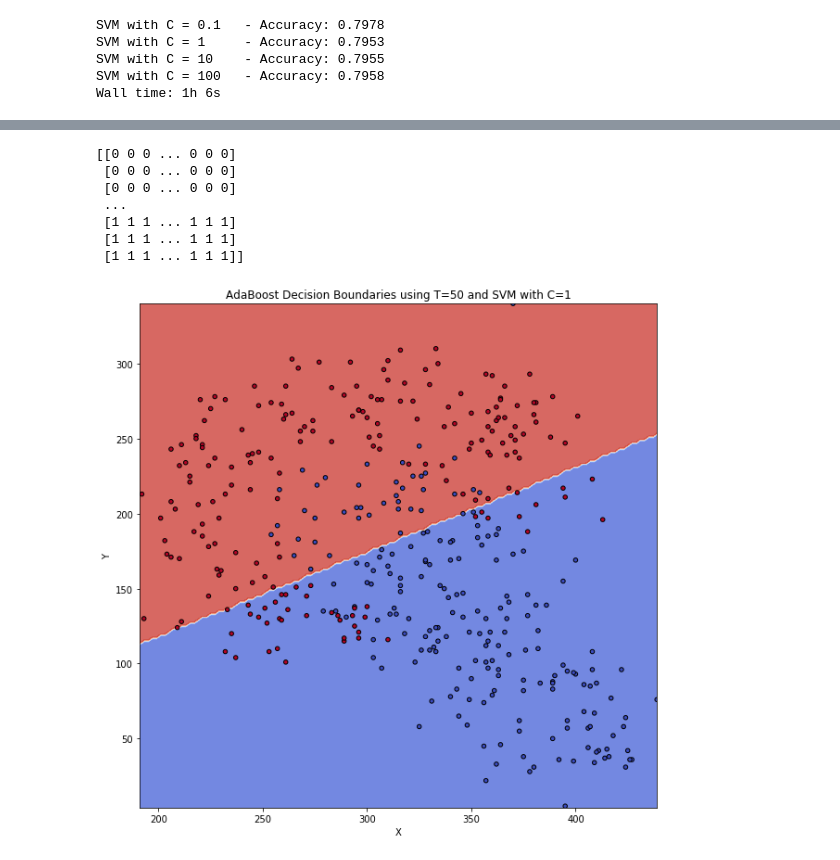
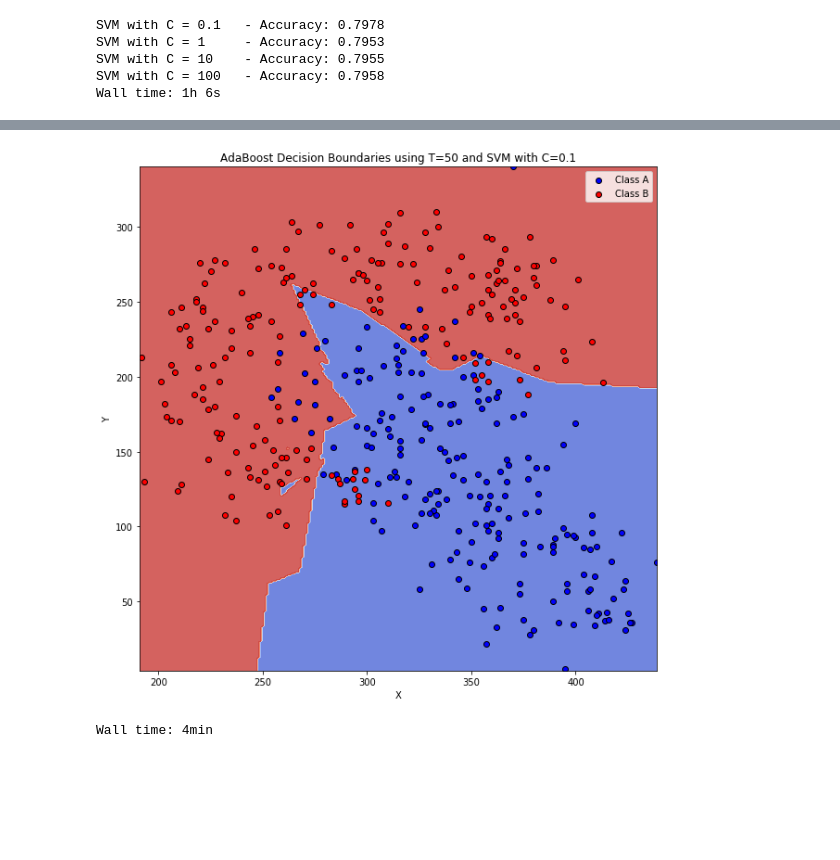
Before and after one commit to sujan-sube/pattern-recognition-asgmt, a Jupyter notebook: assignment-3/assignment-3.ipynb, the cells around one changed output, grey strips where cells are left out. Saved outputs shown, nothing was run; the diff lists cells and outputs as text; code cells hidden in the pictures; blank space fills up the shorter version.

```diff
--- a/assignment-3/assignment-3.ipynb
+++ b/assignment-3/assignment-3.ipynb
@@ -308,11 +317,3 @@ def predictClass(clfs, x):
-# %%
-# debug
-c = 0.1
-T = 50
-base_clf = SVC(C=c, kernel='linear')
-adaboost_clf = AdaBoost(base_clf, T=T)
-adaboost_clf.fit(X, Y)
-crossvalidation(adaboost_clf, X, Y, iters=1)
 # %%
 # part 4
 
@@ -361,12 +362,13 @@ Wall time: 9min 16s
 # part 5
 
 # create a meshgrid of points for plotting
-def make_meshgrid(x, y, h=2):
+def make_meshgrid(x, y, h=1):
     x_min, x_max = x.min() - 1, x.max() + 1
     y_min, y_max = y.min() - 1, y.max() + 1
     xx, yy = np.meshgrid(np.arange(x_min, x_max, h),
                          np.arange(y_min, y_max, h))
-    return xx, yy
+    xx_lin = np.linspace(x_min, x_max)
+    return xx, yy, xx_lin
 
 # plot the decision boundaries for the classifier
 def plot_contours(ax, clf, xx, yy, **params):
@@ -374,35 +376,45 @@ def plot_contours(ax, clf, xx, yy, **params):
     Z = Z.reshape(xx.shape)
     out = ax.contourf(xx, yy, Z, **params)
     return out
+
+# plot SVM margins
+def plot_svm_margins(ax, coefs, intercept, xx_lin):
+    w = coefs[0]
+    a = -w[0] / w[1]
+    yy = a * xx_lin - (intercept) / w[1]
+
+    margin = 1 / np.sqrt(np.sum(coefs ** 2))
+    lower_margin = yy - np.sqrt(1 + a ** 2) * margin
+    upper_margin = yy + np.sqrt(1 + a ** 2) * margin
+
+    ax.plot(xx_lin, yy, 'k-')
+    ax.plot(xx_lin, lower_margin, 'k--')
+    ax.plot(xx_lin, upper_margin, 'k--')
 # %%
 %%time
 # plot decision boundaries for AdaBoost
-c = 1
+c = 0.1
 T = 50
 base_clf = SVC(C=c, kernel='linear')
 adaboost_clf = AdaBoost(base_clf, T=T)
 adaboost_clf.fit(X, Y)
 
 # plot decision boundaries
 X0, X1 = X[:, 0], X[:, 1]
-xx, yy = make_meshgrid(X0, X1)
+xx, yy, xx_lin = make_meshgrid(X0, X1)
 
 fig, ax = plt.subplots(figsize=(10,10))
 plot_contours(ax, adaboost_clf, xx, yy,
               cmap=plt.cm.coolwarm, alpha=0.8)
-ax.scatter(X0, X1, c=Y, cmap=plt.cm.coolwarm, s=20, edgecolors='k')
+ax.scatter(classA_df[0], classA_df[1], c='b', label='Class A', edgecolors='k')
+ax.scatter(classB_df[0], classB_df[1], c='r', label='Class B', edgecolors='k')
 ax.set_xlim(xx.min(), xx.max())
 ax.set_ylim(yy.min(), yy.max())
 ax.set_xlabel('X')
 ax.set_ylabel('Y')
 ax.set_title(f"AdaBoost Decision Boundaries using T={T} and SVM with C={c}")
+ax.legend()
 plt.show()
 # %% [output]
+[figure, new version]
-[[0 0 0 ... 0 0 0]
- [0 0 0 ... 0 0 0]
- [0 0 0 ... 0 0 0]
- ...
- [1 1 1 ... 1 1 1]
- [1 1 1 ... 1 1 1]
- [1 1 1 ... 1 1 1]]
+Wall time: 4min
-[figure, old version]
```
Also changed, not shown: parts of 9 cells of this notebook.
